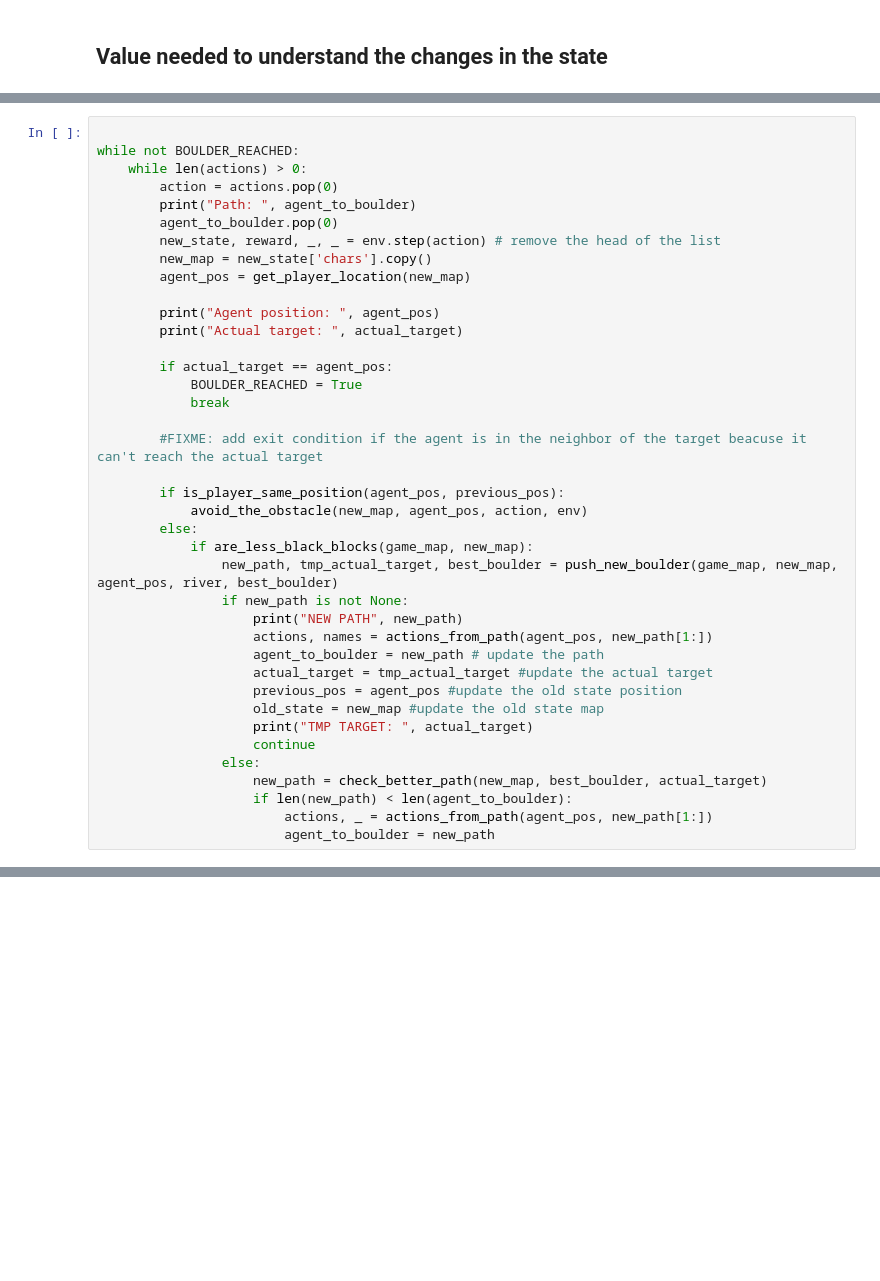
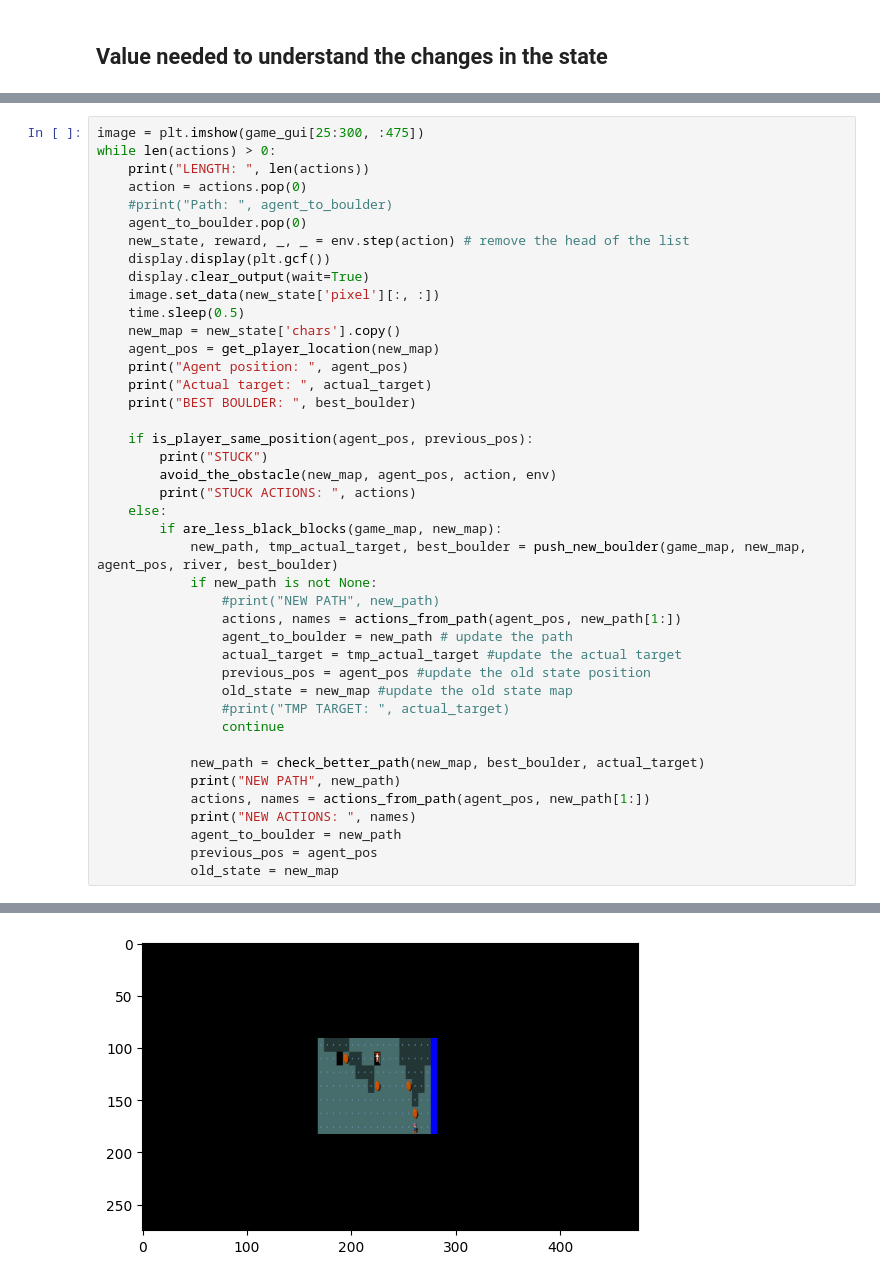
Before and after one commit to JacopoRaffi/AIF_Project, a Jupyter notebook: main copy.ipynb, the cells around one changed output, grey strips where cells are left out. Drawn from its saved outputs; the diff is of its cells as text; blank space fills up the shorter version.

Commit message:
other tests on online version (only from agent to boulder)

```diff
--- a/main copy.ipynb
+++ b/main copy.ipynb
@@ -105,40 +104,43 @@ Actions:  []
 # %%
+image = plt.imshow(game_gui[25:300, :475])
+while len(actions) > 0:
+    print("LENGTH: ", len(actions))
+    action = actions.pop(0)
+    #print("Path: ", agent_to_boulder)
+    agent_to_boulder.pop(0)
+    new_state, reward, _, _ = env.step(action) # remove the head of the list
+    display.display(plt.gcf())
+    display.clear_output(wait=True)
+    image.set_data(new_state['pixel'][:, :])
+    time.sleep(0.5)
+    new_map = new_state['chars'].copy()
+    agent_pos = get_player_location(new_map)
+    print("Agent position: ", agent_pos)
+    print("Actual target: ", actual_target)
+    print("BEST BOULDER: ", best_boulder)
 
-while not BOULDER_REACHED:
-    while len(actions) > 0:
-        action = actions.pop(0)
-        print("Path: ", agent_to_boulder)
-        agent_to_boulder.pop(0)
-        new_state, reward, _, _ = env.step(action) # remove the head of the list
-        new_map = new_state['chars'].copy()
-        agent_pos = get_player_location(new_map)
+    if is_player_same_position(agent_pos, previous_pos):
+        print("STUCK")
+        avoid_the_obstacle(new_map, agent_pos, action, env)
+        print("STUCK ACTIONS: ", actions)
+    else:
+        if are_less_black_blocks(game_map, new_map):
+            new_path, tmp_actual_target, best_boulder = push_new_boulder(game_map, new_map, agent_pos, river, best_boulder)
+            if new_path is not None:
+                #print("NEW PATH", new_path)
+                actions, names = actions_from_path(agent_pos, new_path[1:])
+                agent_to_boulder = new_path # update the path
+                actual_target = tmp_actual_target #update the actual target
+                previous_pos = agent_pos #update the old state position
+                old_state = new_map #update the old state map
+                #print("TMP TARGET: ", actual_target)
+                continue
 
-        print("Agent position: ", agent_pos)
-        print("Actual target: ", actual_target)
-
-        if actual_target == agent_pos:
-            BOULDER_REACHED = True
-            break
-
-        #FIXME: add exit condition if the agent is in the neighbor of the target beacuse it can't reach the actual target
-
-        if is_player_same_position(agent_pos, previous_pos):
-            avoid_the_obstacle(new_map, agent_pos, action, env)
-        else:
-            if are_less_black_blocks(game_map, new_map):
-                new_path, tmp_actual_target, best_boulder = push_new_boulder(game_map, new_map, agent_pos, river, best_boulder)
-                if new_path is not None:
-                    print("NEW PATH", new_path)
-                    actions, names = actions_from_path(agent_pos, new_path[1:])
-                    agent_to_boulder = new_path # update the path
-                    actual_target = tmp_actual_target #update the actual target
-                    previous_pos = agent_pos #update the old state position
-                    old_state = new_map #update the old state map
-                    print("TMP TARGET: ", actual_target)
-                    continue
-                else:
-                    new_path = check_better_path(new_map, best_boulder, actual_target)
-                    if len(new_path) < len(agent_to_boulder):
-                        actions, _ = actions_from_path(agent_pos, new_path[1:])
-                        agent_to_boulder = new_path
+            new_path = check_better_path(new_map, best_boulder, actual_target)
+            print("NEW PATH", new_path)
+            actions, names = actions_from_path(agent_pos, new_path[1:])
+            print("NEW ACTIONS: ", names)
+            agent_to_boulder = new_path
+            previous_pos = agent_pos
+            old_state = new_map
 # %% [output]
@@ -145,0 +152 @@ KeyboardInterrupt:
+[figure, added]
```
Also changed, not shown: parts of 6 cells of this notebook, 1 other file.
